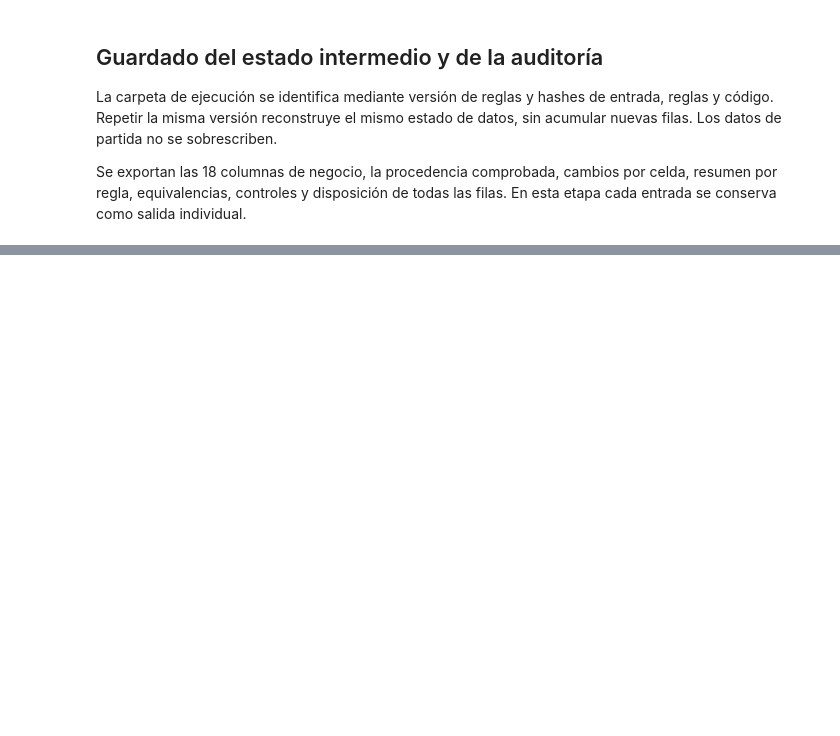
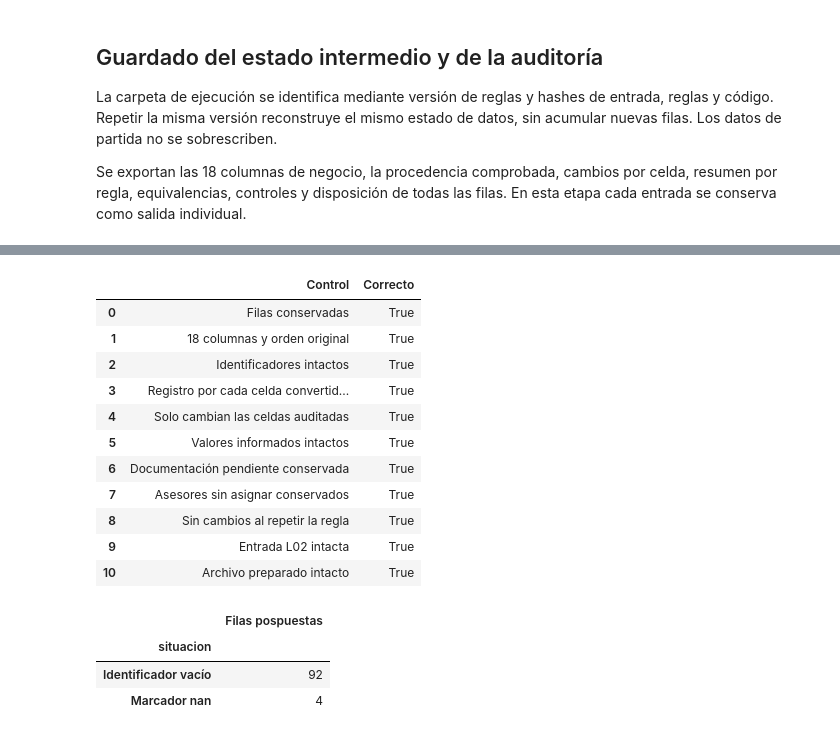
Before and after one commit to vivi-25-P/Analitica_Admisiones_Universitarias, a Jupyter notebook: notebooks/02_limpieza_base_unificada.ipynb, the cells around one changed output, grey strips where cells are left out. Cells and saved outputs as stored; diff of their text form; code cells hidden in the pictures; blank space fills up the shorter version.

```diff
--- a/notebooks/02_limpieza_base_unificada.ipynb
+++ b/notebooks/02_limpieza_base_unificada.ipynb
@@ -506,0 +622,51 @@ Auditoría: reports/limpieza/ejecuciones/estandarizacion_v1_f77076f7d8_150bd123_
+# %%
+ids_columns = AUS_RULES['columnas_excluidas']
+changed_keys = {(x['id_fila_entrada'], x['columna']) for x in cambios_l03}
+sin_cambios_fuera_auditoria = all(
+    df_ausencias.loc[i, c] == entrada_l03.loc[i, c]
+    for i in entrada_l03.index for c in HEADERS if (ids_fila.loc[i], c) not in changed_keys)
+valores_informados_intactos = all(
+    valor is None or valor == entrada_l03.loc[i, c]
+    for c in HEADERS for i, valor in df_ausencias[c].items())
+idempotente_l03 = all(
+    (None if motivo_ausencia(v, c) is not None else v) == v
+    for c in HEADERS for v in df_ausencias[c])
+controles_l03 = pd.DataFrame([
+    ['Filas conservadas', len(df_ausencias) == N],
+    ['18 columnas y orden original', list(df_ausencias.columns) == HEADERS],
+    ['Identificadores intactos', df_ausencias[ids_columns].values.tolist() == entrada_l03[ids_columns].values.tolist()],
+    ['Registro por cada celda convertida en ausente', len(audit_l03) == int(df_ausencias.isna().sum().sum())],
+    ['Solo cambian las celdas auditadas', sin_cambios_fuera_auditoria],
+    ['Valores informados intactos', valores_informados_intactos],
+    ['Documentación pendiente conservada', df_ausencias['documentos_completos'].tolist() == entrada_l03['documentos_completos'].tolist()],
+    ['Asesores sin asignar conservados', df_ausencias['asesor'].tolist() == entrada_l03['asesor'].tolist()],
+    ['Sin cambios al repetir la regla', idempotente_l03],
+    ['Entrada L02 intacta', df_estandarizada.equals(entrada_l03)],
+    ['Archivo preparado intacto', hashlib.sha256(SOURCE.read_bytes()).hexdigest() == INPUT_SHA]
+], columns=['Control', 'Correcto'])
+assert controles_l03['Correcto'].all()
+pospuestos_l03 = pd.DataFrame([{
+    'id_fila_entrada': ids_fila.loc[i], 'registro_id': original.loc[i, 'registro_id'],
+    'aspirante_id': original.loc[i, 'aspirante_id'],
+    'situacion': 'Identificador vacío' if original.loc[i, 'aspirante_id'] == '' else 'Marcador nan',
+    'decision': 'Conservado sin cambios hasta los cruces'}
+    for i in original.index if original.loc[i, 'aspirante_id'] in {'', 'nan'}])
+display(controles_l03)
+display(pospuestos_l03.groupby('situacion').size().rename('Filas pospuestas').to_frame())
+# %% [output]
+|  | Control | Correcto |
+| 0 | Filas conservadas | True |
+| 1 | 18 columnas y orden original | True |
+| 2 | Identificadores intactos | True |
+| 3 | Registro por cada celda convertid... | True |
+| 4 | Solo cambian las celdas auditadas | True |
+| 5 | Valores informados intactos | True |
+| 6 | Documentación pendiente conservada | True |
+| 7 | Asesores sin asignar conservados | True |
+| 8 | Sin cambios al repetir la regla | True |
+| 9 | Entrada L02 intacta | True |
+| 10 | Archivo preparado intacto | True |
+|  | Filas pospuestas |
+| situacion |  |
+| Identificador vacío | 92 |
+| Marcador nan | 4 |
```
Also changed, not shown: parts of 9 cells of this notebook, 31 other files.
